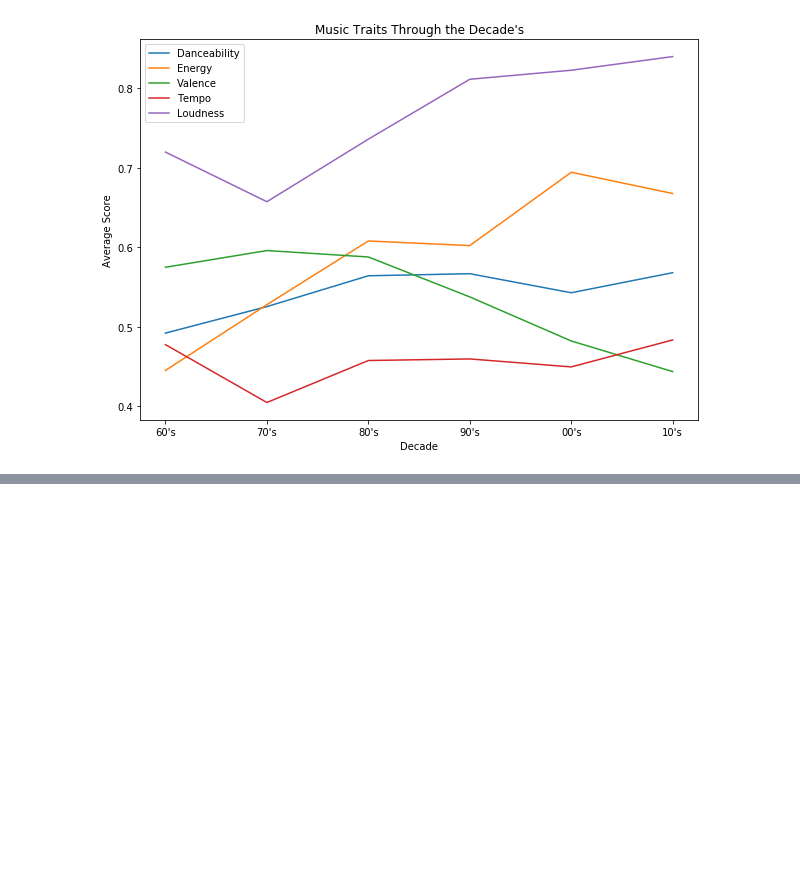
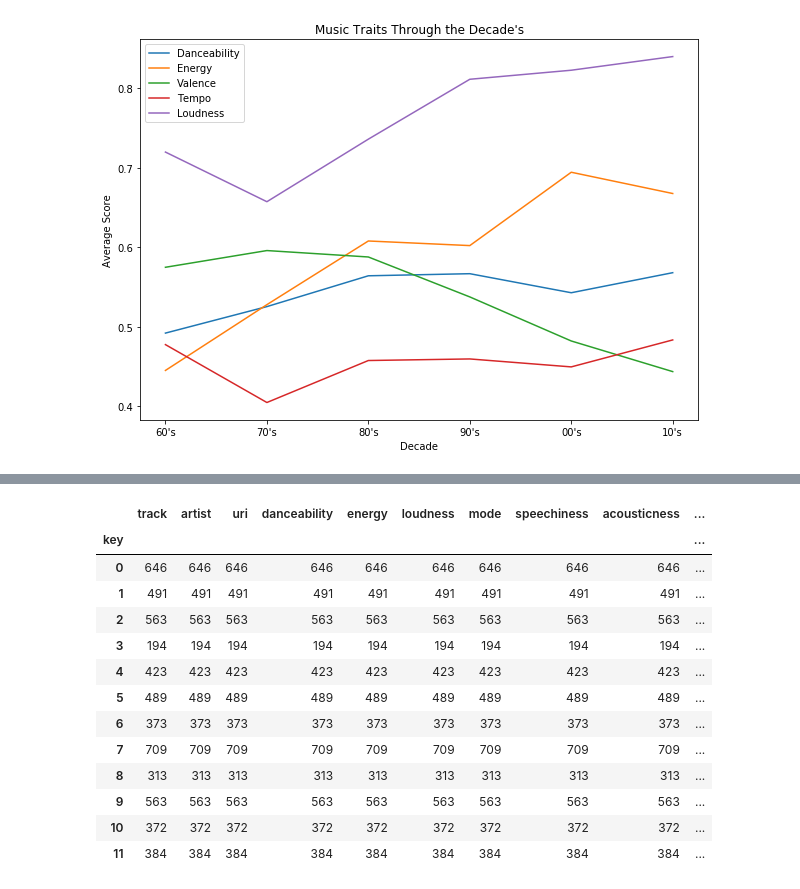
Before and after one commit to zsvorenova/Group_Three, a Jupyter notebook: carol.ipynb, the cells around one changed output, grey strips where cells are left out. Drawn from its saved outputs; the diff is of its cells as text; code cells hidden in the pictures; blank space fills up the shorter version.

```diff
--- a/carol.ipynb
+++ b/carol.ipynb
@@ -1150,0 +1293,18 @@ plt.savefig('output.png')
+# %%
+dfninty3 = dfninty.groupby(["key"]).count()
+dfninty3
+# %% [output]
+|  | track | artist | uri | danceability | energy | loudness | mode | speechiness | acousticness | ... |
+| key |  |  |  |  |  |  |  |  |  | ... |
+| 0 | 646 | 646 | 646 | 646 | 646 | 646 | 646 | 646 | 646 | ... |
+| 1 | 491 | 491 | 491 | 491 | 491 | 491 | 491 | 491 | 491 | ... |
+| 2 | 563 | 563 | 563 | 563 | 563 | 563 | 563 | 563 | 563 | ... |
+| 3 | 194 | 194 | 194 | 194 | 194 | 194 | 194 | 194 | 194 | ... |
+| 4 | 423 | 423 | 423 | 423 | 423 | 423 | 423 | 423 | 423 | ... |
+| 5 | 489 | 489 | 489 | 489 | 489 | 489 | 489 | 489 | 489 | ... |
+| 6 | 373 | 373 | 373 | 373 | 373 | 373 | 373 | 373 | 373 | ... |
+| 7 | 709 | 709 | 709 | 709 | 709 | 709 | 709 | 709 | 709 | ... |
+| 8 | 313 | 313 | 313 | 313 | 313 | 313 | 313 | 313 | 313 | ... |
+| 9 | 563 | 563 | 563 | 563 | 563 | 563 | 563 | 563 | 563 | ... |
+| 10 | 372 | 372 | 372 | 372 | 372 | 372 | 372 | 372 | 372 | ... |
+| 11 | 384 | 384 | 384 | 384 | 384 | 384 | 384 | 384 | 384 | ... |
```
Also changed, not shown: parts of 27 cells of this notebook, 2 other files.
